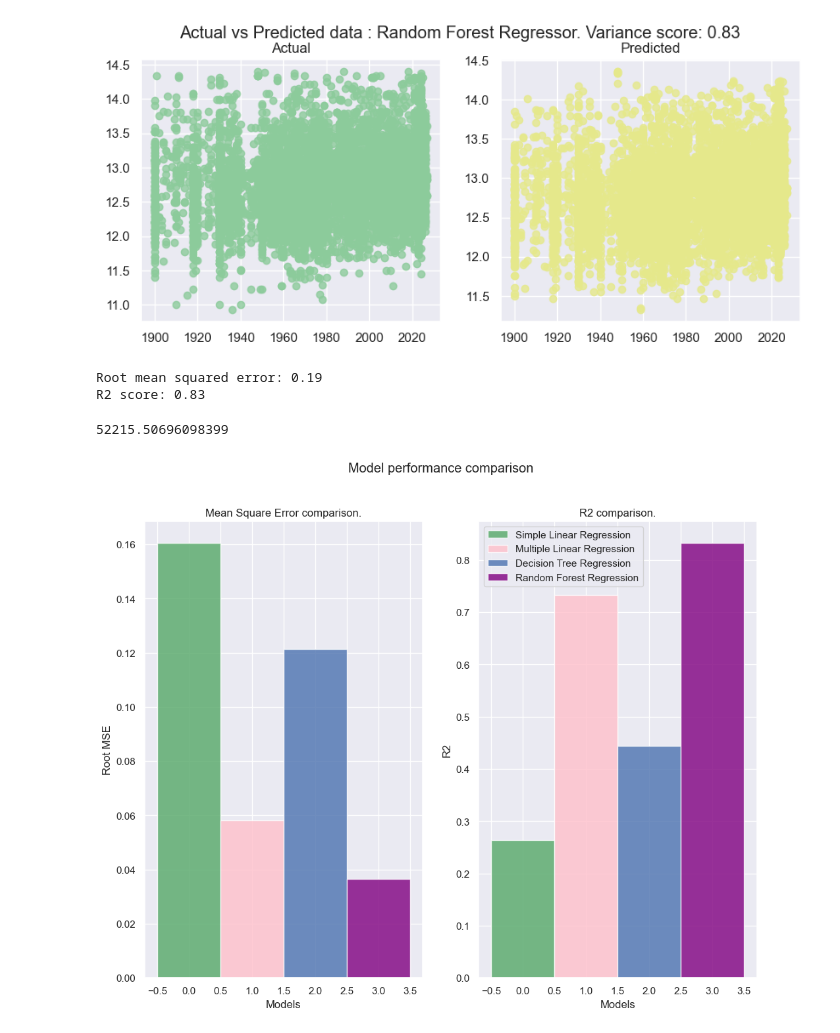
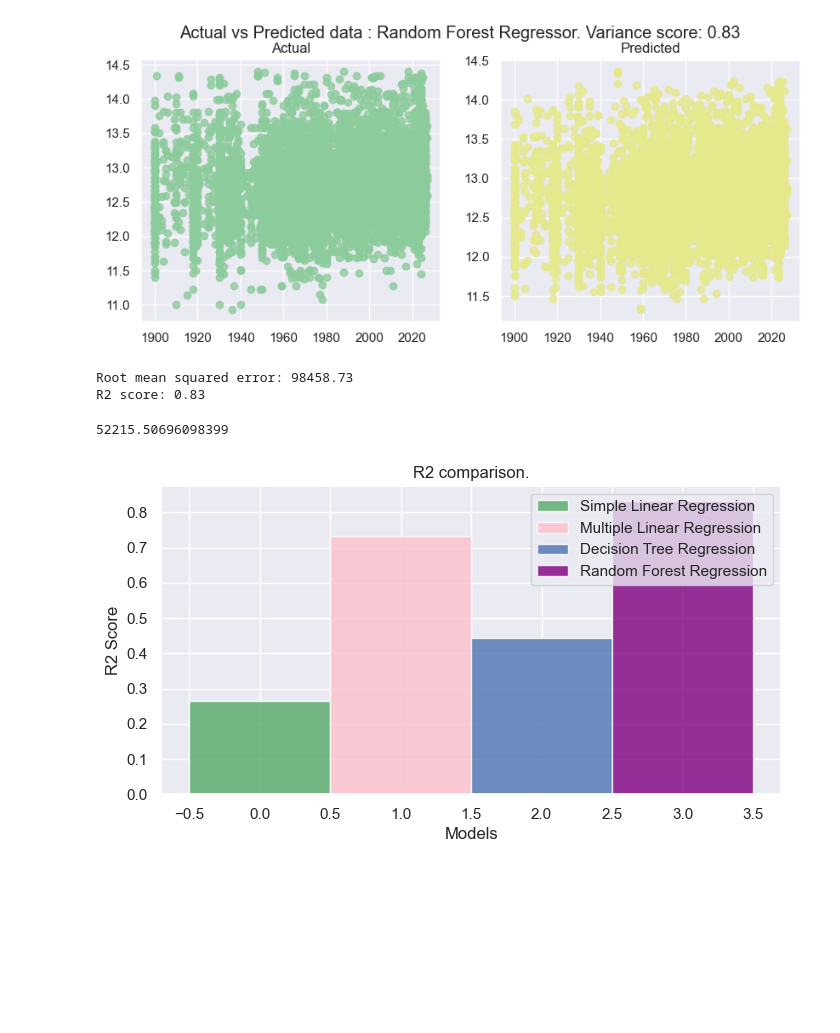
Before and after one commit to AlisherJard/Immo_Eliza_ML, a Jupyter notebook: eliza_ml_regression.ipynb, the cells around one changed output. Drawn from its saved outputs; the diff is of its cells as text; code cells hidden in the pictures; blank space fills up the shorter version.

```diff
--- a/eliza_ml_regression.ipynb
+++ b/eliza_ml_regression.ipynb
@@ -58,7 +58,7 @@ def two_vs_three(x_test, y_test, y_pred, z=None, isLinear=False):
 # Visualisation of R2 score and RMSE score.
 
 def model_metrics(regressor, y_test, y_pred):
-    mse = mean_squared_error(y_test, y_pred)
+    mse = mean_squared_error(np.exp(y_test), np.exp(y_pred))
     print("Root mean squared error: %.2f" % math.sqrt(mse))
     r2 = r2_score(y_test, y_pred)
     print('R2 score: %.2f' % r2)
@@ -463,7 +458,7 @@ two_d_compare(X_test['ConstructionYear'], y_test, y_pred_rfr, model_name)
 # %%
 rfrMetrics = model_metrics(randomForestRegressor, y_test, y_pred_rfr)
 # %% [output]
-Root mean squared error: 0.19
+Root mean squared error: 98458.73
 R2 score: 0.83
 # %%
 mae_4 = mean_absolute_error(np.exp(y_test), np.exp(y_pred_rfr))
@@ -476,77 +471,36 @@ mae_4
 # 52286.18767145987
 # %%
 # Visualisation of scores for different models
-
-n_groups = 1
-index = np.arange(n_groups)
-bar_width = 1
-opacity = 0.8
-
-area = 60
-plt.subplots(ncols=2, figsize=(12, 9))
-plt.suptitle('Model performance comparison')
-
-plt.subplot(121)
-index = np.arange(n_groups)
-bar_width = 1
-opacity = 0.8
-
-rects1 = plt.bar(index, slrMetrics[0], bar_width,
-                 alpha=opacity,
-                 color='g',
-                 label='Simple Linear Regression')
-
-rects2 = plt.bar(index + bar_width, mlrMetrics[0], bar_width,
-                 alpha=opacity,
-                 color='pink',
-                 label='Multiple Linear Regression')
-
-rects4 = plt.bar(index + bar_width * 2, dtrMetrics[0], bar_width,
-                 alpha=opacity,
-                 color='b',
-                 label='Decision Tree Regression')
-
-rects6 = plt.bar(index + bar_width * 3, rfrMetrics[0], bar_width,
-                 alpha=opacity,
-                 color='purple',
-                 label='Random Forest Regression')
-
-plt.xlabel('Models')
-plt.ylabel('Root MSE')
-plt.title('Mean Square Error comparison.')
-
-plt.subplot(122)
-
 rects1 = plt.bar(index, slrMetrics[1], bar_width,
                  alpha=opacity,
                  color='g',
                  label='Simple Linear Regression')
 
 rects2 = plt.bar(index + bar_width, mlrMetrics[1], bar_width,
                  alpha=opacity,
                  color='pink',
                  label='Multiple Linear Regression')
 
 rects4 = plt.bar(index + bar_width * 2, dtrMetrics[1], bar_width,
                  alpha=opacity,
                  color='b',
                  label='Decision Tree Regression')
 
 rects6 = plt.bar(index + bar_width * 3, rfrMetrics[1], bar_width,
                  alpha=opacity,
                  color='purple',
                  label='Random Forest Regression')
 
 plt.xlabel('Models')
-plt.ylabel('R2')
+plt.ylabel('R2 Score')
 plt.title('R2 comparison.')
 ax.set_xticklabels(('', 'Simple Lin', 'Multiple Lin', 'Decision Tree', 'Random Forest'))
 
 
 plt.legend()
 plt.show()
 # %% [output]
-[figure, old version]
+[figure, new version]
 # %%
 
 rects1 = plt.bar(index, mae_1, bar_width,
```
Also changed, not shown: parts of 7 cells of this notebook.
